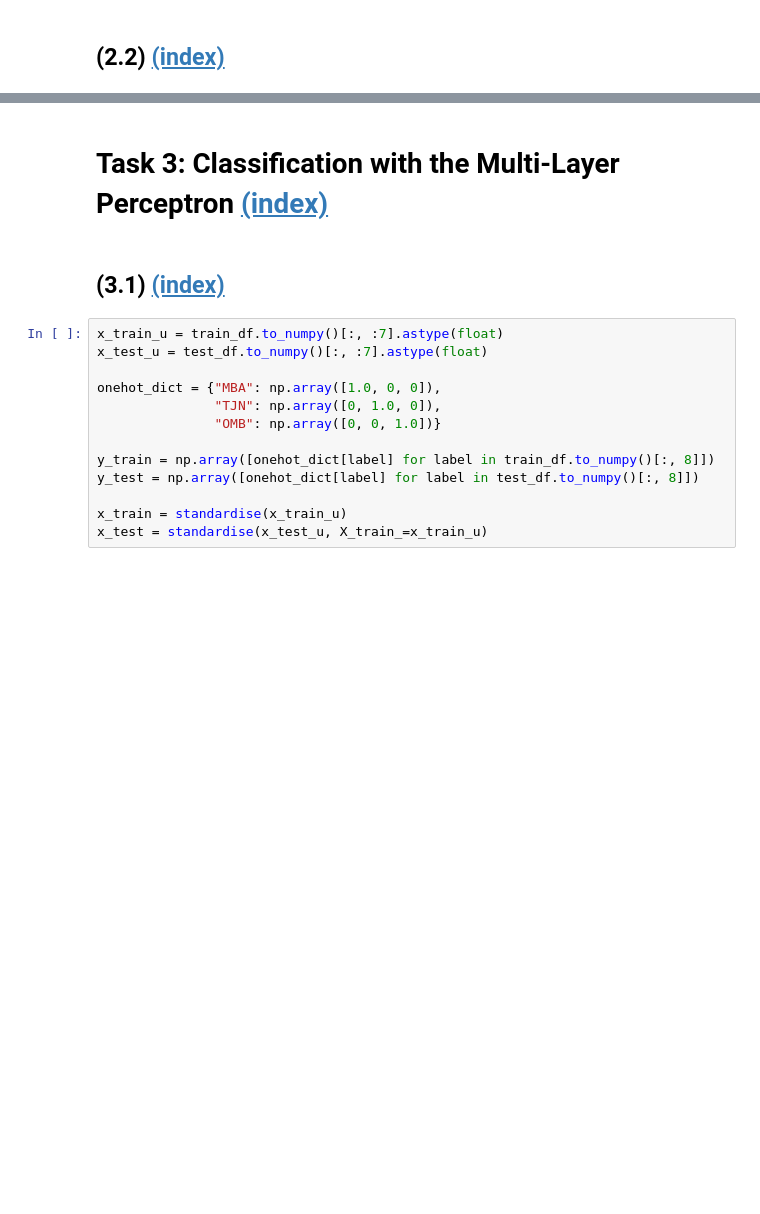
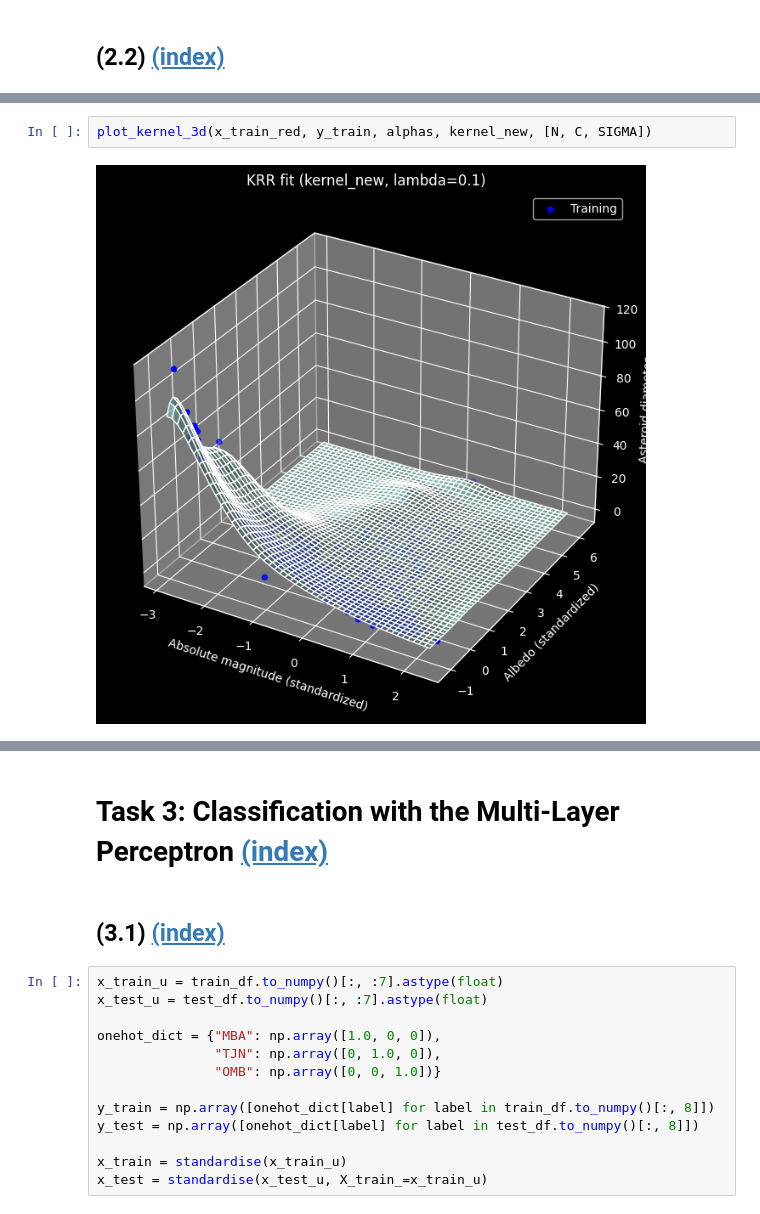
Before and after one commit to typtrue/data-science, a Jupyter notebook: CW1/02404325_Coursework1-final.ipynb, the cells around one changed output, grey strips where cells are left out. Cells and saved outputs as stored; diff of their text form; blank space fills up the shorter version.

```diff
--- a/CW1/02404325_Coursework1-final.ipynb
+++ b/CW1/02404325_Coursework1-final.ipynb
@@ -368,0 +490,4 @@ def ridge_est(x_train, y_train, lambd=0.1):
+# %%
+plot_kernel_3d(x_train_red, y_train, alphas, kernel_new, [N, C, SIGMA])
+# %% [output]
+[figure, added]
```
Also changed, not shown: parts of 33 cells of this notebook.
